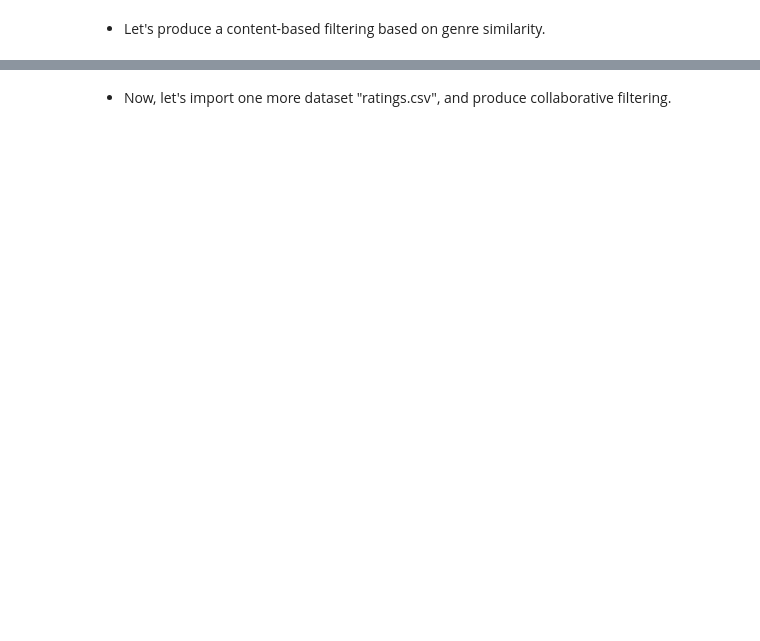
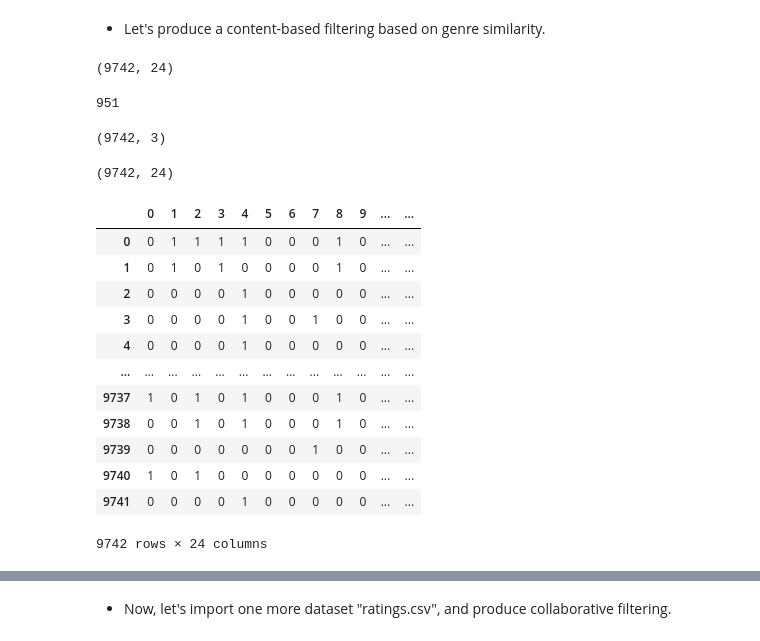
Before and after one commit to jina2531lee/tmp, a Jupyter notebook: section3_python_applications.ipynb, the cells around one changed output, grey strips where cells are left out. Saved outputs shown, nothing was run; the diff lists cells and outputs as text; code cells hidden in the pictures; blank space fills up the shorter version.

```diff
--- a/section3_python_applications.ipynb
+++ b/section3_python_applications.ipynb
@@ -384,5 +393,8 @@ from sklearn.metrics.pairwise import cosine_similarity
 # %%
 #movies = pd.read_csv('./movies.csv')
 
-uploaded = files.upload()
-movies = pd.read_csv(io.StringIO(uploaded['movies.csv'].decode('utf-8')))
+# uploaded = files.upload()
+# movies = pd.read_csv(io.StringIO(uploaded['movies.csv'].decode('utf-8')))
+
+path = '/content/drive/MyDrive/KAIST_DataAnalytics실습/data/'
+movies = pd.read_csv(path+'movies.csv')
@@ -391,5 +412,37 @@ movies = pd.read_csv(io.StringIO(uploaded['movies.csv'].decode('utf-8')))
 # %%
 vectorizer = CountVectorizer()
 genre_vec = vectorizer.fit_transform(movies['genres'])
+# %%
+pd.DataFrame(genre_vec.toarray()).shape
+# %% [output]
+(9742, 24)
+# %%
+movies['genres'].nunique()
+# %% [output]
+951
+# %%
+movies.shape
+# %% [output]
+(9742, 3)
+# %%
+pd.DataFrame(genre_vec.toarray()).shape
+# %% [output]
+(9742, 24)
+# %%
+pd.DataFrame(genre_vec.toarray())
+# %% [output]
+|  | 0 | 1 | 2 | 3 | 4 | 5 | 6 | 7 | 8 | 9 | ... | ... |
+| 0 | 0 | 1 | 1 | 1 | 1 | 0 | 0 | 0 | 1 | 0 | ... | ... |
+| 1 | 0 | 1 | 0 | 1 | 0 | 0 | 0 | 0 | 1 | 0 | ... | ... |
+| 2 | 0 | 0 | 0 | 0 | 1 | 0 | 0 | 0 | 0 | 0 | ... | ... |
+| 3 | 0 | 0 | 0 | 0 | 1 | 0 | 0 | 1 | 0 | 0 | ... | ... |
+| 4 | 0 | 0 | 0 | 0 | 1 | 0 | 0 | 0 | 0 | 0 | ... | ... |
+| ... | ... | ... | ... | ... | ... | ... | ... | ... | ... | ... | ... | ... |
+| 9737 | 1 | 0 | 1 | 0 | 1 | 0 | 0 | 0 | 1 | 0 | ... | ... |
+| 9738 | 0 | 0 | 1 | 0 | 1 | 0 | 0 | 0 | 1 | 0 | ... | ... |
+| 9739 | 0 | 0 | 0 | 0 | 0 | 0 | 0 | 1 | 0 | 0 | ... | ... |
+| 9740 | 1 | 0 | 1 | 0 | 0 | 0 | 0 | 0 | 0 | 0 | ... | ... |
+| 9741 | 0 | 0 | 0 | 0 | 1 | 0 | 0 | 0 | 0 | 0 | ... | ... |
+9742 rows × 24 columns
 # %%
 sim_mat = cosine_similarity(genre_vec, genre_vec)
```
Also changed, not shown: parts of 11 cells of this notebook.
